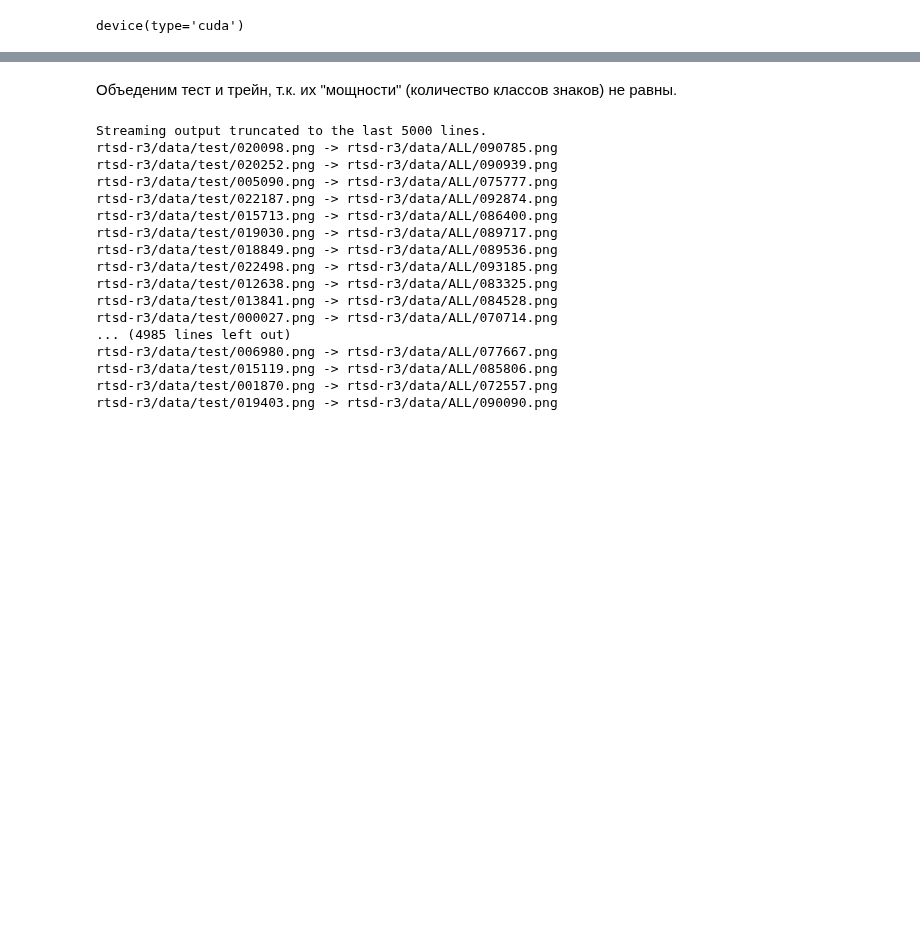
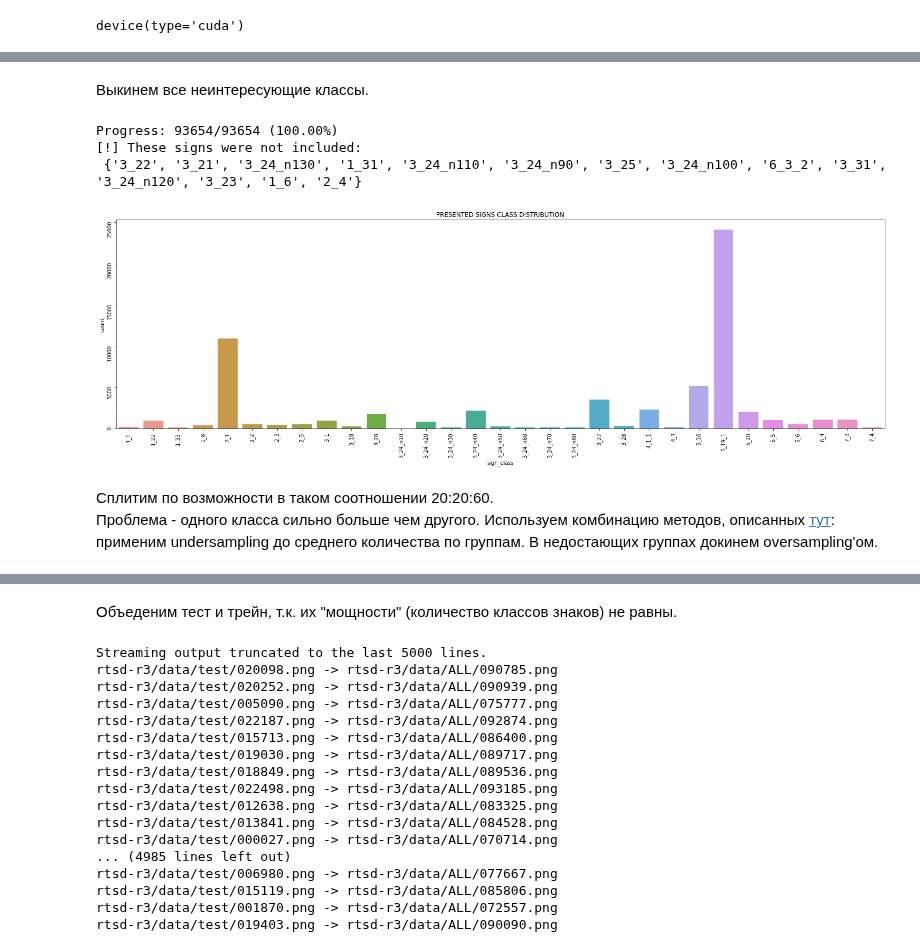
Before and after one commit to lsd-maddrive/adas_system, a Jupyter notebook: notebooks/1_ClassifierResearch.ipynb, the cells around one changed output, grey strips where cells are left out. Drawn from its saved outputs; the diff is of its cells as text; code cells hidden in the pictures; blank space fills up the shorter version.

Commit message:
under sampling train implemented

```diff
--- a/notebooks/1_ClassifierResearch.ipynb
+++ b/notebooks/1_ClassifierResearch.ipynb
@@ -113,0 +78,56 @@ plt.tight_layout()
+# %% [markdown]
+Выкинем все неинтересующие классы.
+# %%
+if len(np.unique(gt['set'])) == 1:
+    CLASSES = [
+        '1_1', '1_6', '1_8', '1_22', '1_31', '1_33', '2_1', '2_2',
+        # ~2_3_1
+        '2_3', \
+        # /~2_3_1
+        '2_4', '2_5', '3_1',
+        # ~3_18_1
+        '3_18',
+        # /~3_18_1
+        '3_20', '3_21', '3_22', '3_23', \
+        # all speed limits
+        '3_24_n10', '3_24_n20', '3_24_n30', '3_24_n40', '3_24_n50', '3_24_n60', \
+        '3_24_n70', '3_24_n80', '3_24_n90', '3_24_n100', '3_24_n110', '3_24_n120', '3_24_n130', \
+        # /all speed limits
+        '3_25', '3_27', '3_28', '3_31', '4_1_1', '4_3', '5_5', '5_6', '5_16',
+        '5_19_1',
+        #'5_19_2', \ ~ '5_19_1'
+        '5_20', '6_3_2', '6_4', '7_3', '7_4'
+    ]
+
+    INCLUDED_CLASSES = set()
+    IS_PRESENT_COLUMN_INDEX = gt.columns.get_loc("is_present")
+
+    for row in gt.itertuples():
+
+        if row.sign_class in CLASSES:
+            INCLUDED_CLASSES.add(row.sign_class)
+        else:
+            gt.iat[row.Index, IS_PRESENT_COLUMN_INDEX] = 0
+
+        if (row.Index % 500 == 0) or (row.Index + 1 == GT_SRC_LEN):
+            printProgressEnum(row.Index, GT_SRC_LEN)
+
+    NOT_INCLUDED_SIGNS = set(CLASSES) - INCLUDED_CLASSES
+    if NOT_INCLUDED_SIGNS:
+        print('\n[!] These signs were not included: \n', NOT_INCLUDED_SIGNS)
+
+_, ax = plt.subplots(nrows=1, ncols=1, figsize=(21, 7))
+ax.tick_params(labelrotation=90)
+
+g = sns.countplot(x='sign_class', data=gt[gt['is_present']==1],  order=sorted(gt[gt['is_present']==1]['sign_class'].value_counts().index.tolist()));
+ax.set_title('PRESENTED SIGNS CLASS DISTRIBUTION')
+plt.tight_layout()
+# %% [output]
+Progress: 93654/93654 (100.00%)
+[!] These signs were not included:
+ {'3_22', '3_21', '3_24_n130', '1_31', '3_24_n110', '3_24_n90', '3_25', '3_24_n100', '6_3_2', '3_31', '3_24_n120', '3_23', '1_6', '2_4'}
+[figure, added]
+# %% [markdown]
+Сплитим по возможности в таком соотношении 20:20:60.
+Проблема - одного класса сильно больше чем другого.
+Используем комбинацию методов, описанных [тут](https://www.kaggle.com/rafjaa/resampling-strategies-for-imbalanced-datasets?scriptVersionId=1756536&cellId=11): применим undersampling до среднего количества по группам. В недостающих группах докинем oversampling'ом.
```
Also changed, not shown: parts of 13 cells of this notebook, 9 other files.
